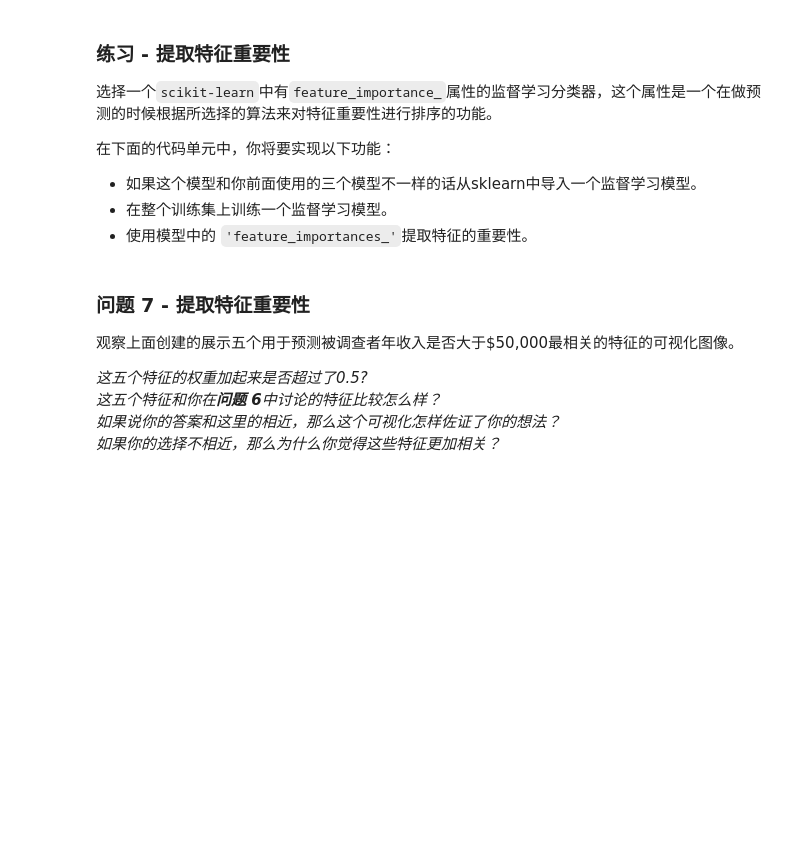
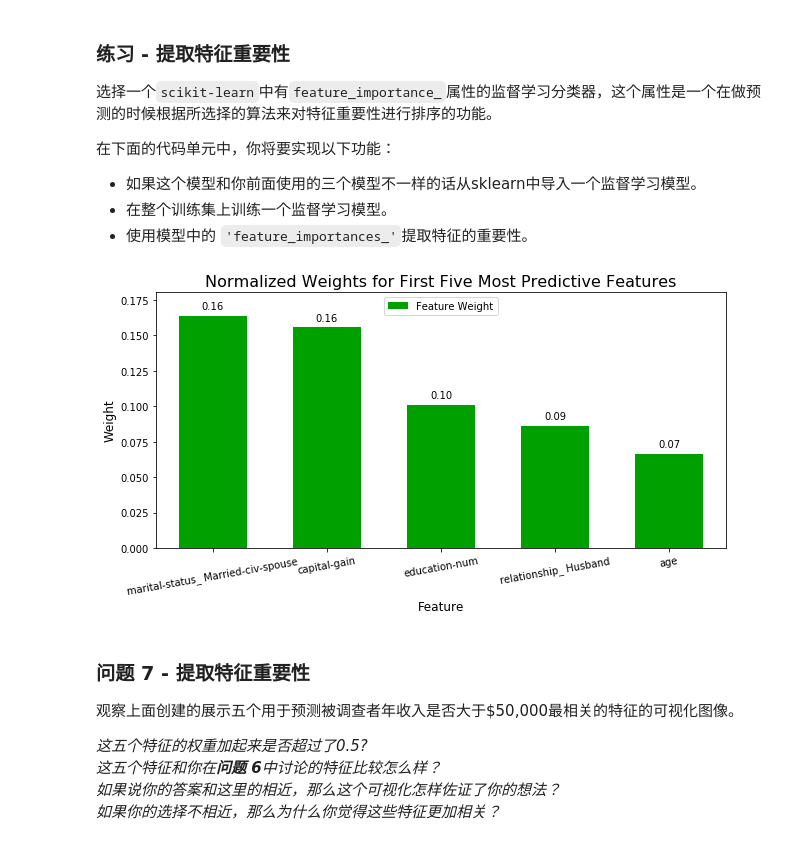
Before and after one commit to raywww/finding_donors, a Jupyter notebook: finding_donors.ipynb, the cells around one changed output. Drawn from its saved outputs; the diff is of its cells as text; code cells hidden in the pictures; blank space fills up the shorter version.

Commit message:
最终选定随机森林预测，F-score=0.74 finish project

```diff
--- a/finding_donors.ipynb
+++ b/finding_donors.ipynb
@@ -152,7 +152,7 @@ features = pd.get_dummies(features_raw)
 # TODO：将'income_raw'编码成数字值
 lb = LabelBinarizer()
 lb.fit(['<=50K', '>50K'])
-income = lb.transform(income_raw)
+income = lb.transform(income_raw).ravel()
 
 # 打印经过独热编码之后的特征数量
 encoded = list(features.columns)
@@ -605,3 +626,26 @@ vs.feature_plot(importances, X_train, y_train)
+# %%
+# TODO：导入一个有'feature_importances_'的监督学习模型
+
+# TODO：在训练集上训练一个监督学习模型
+model = RandomForestClassifier(random_state=0, n_jobs=-1)
+parameters = {'n_estimators':[100, 150, 200], 'max_depth':range(6,15,2)}
+scorer = make_scorer(fbeta_score, beta = 0.5)
+grid = GridSearchCV(model, parameters, scoring=scorer, cv=10, n_jobs=-1)
+grid = grid.fit(X_train, y_train)
+
+best_clf = grid.best_estimator_
+
+# 使用调优前后的模型做预测
+predictions = (model.fit(X_train, y_train)).predict(X_val)
+best_predictions = best_clf.predict(X_val)
+
+# TODO： 提取特征重要性
+importances = best_clf.feature_importances_
+
+# 绘图
+vs.feature_plot(importances, X_train, y_train)
+# %% [output]
+[figure, added]
 # %% [markdown]
 ### 问题 7 - 提取特征重要性
 观察上面创建的展示五个用于预测被调查者年收入是否大于\$50,000最相关的特征的可视化图像。
```
Also changed, not shown: parts of 20 cells of this notebook, 1 other file.
